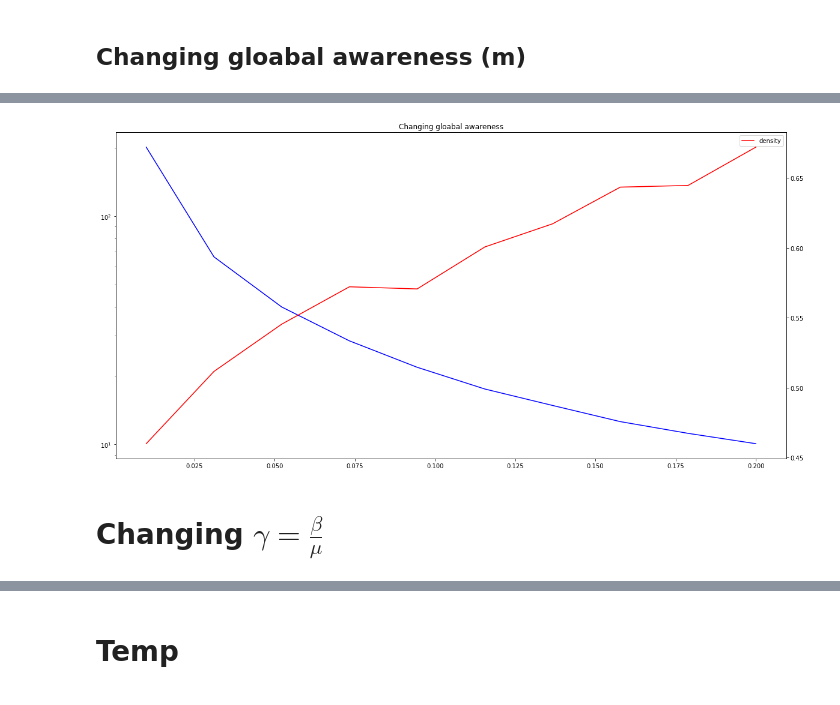
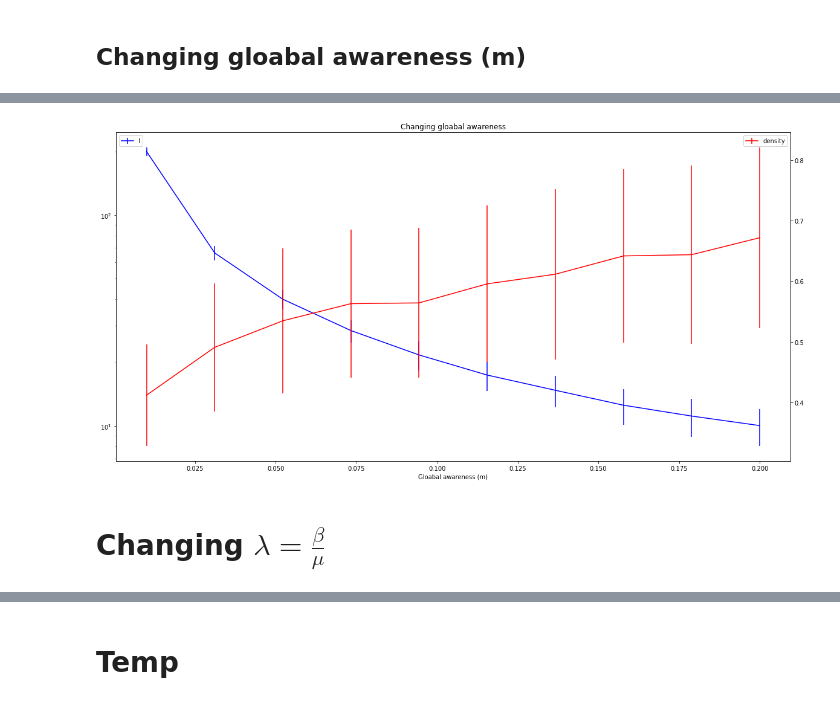
Before and after one commit to dczifra/epidemic_seeding, a Jupyter notebook: scripts/awareness/diameter.ipynb, the cells around one changed output, grey strips where cells are left out. Cells and saved outputs as stored; diff of their text form; code cells hidden in the pictures.

```diff
--- a/scripts/awareness/diameter.ipynb
+++ b/scripts/awareness/diameter.ipynb
@@ -27,7 +27,7 @@ args = dotdict({
     "awM": None,
     "awR": -1,
     "random_seed":0,
-    "CPU_cores":2,
+    "CPU_cores":15,
     "simnum":10,
 })
 # %%
@@ -155,8 +195,8 @@ plt.show()
 betas = np.linspace(0.35,0.8, 10)
 iters = 2
 
-Is = np.zeros(shape=(len(betas),iters))
-ds = np.zeros(shape=(len(betas),iters))
+Is = np.zeros(shape=(len(betas),iters, 2))
+ds = np.zeros(shape=(len(betas),iters, 2))
 
 for b_i,beta in enumerate(betas):
     for i in range(iters):
@@ -215,14 +254,16 @@ plt.show()
 ms = np.linspace(0.01,0.2, 10)
 iters = 2
 
-Is = np.zeros(shape=(len(ms),iters))
-ds = np.zeros(shape=(len(ms),iters))
+Is = np.zeros(shape=(len(ms),iters, 2))
+ds = np.zeros(shape=(len(ms),iters, 2))
 
 for m_i,m in enumerate(ms):
     for i in range(iters):
         print("\r {}".format(m), end='   ', flush=True)
         I,diam = run(args, 0.6, 0.3, 30, m, i)
 
-        Is[m_i,i] = np.mean(I[args["max_iteration"]//2:])
-        ds[m_i, i] = np.mean(diam[args["max_iteration"]//2:,2])
+        Is[m_i,i, 0] = np.mean(I[args["max_iteration"]//2:])
+        Is[m_i,i, 1] = np.std(I[args["max_iteration"]//2:])
+        ds[m_i, i, 0] = np.mean(diam[args["max_iteration"]//2:,2])
+        ds[m_i, i, 1] = np.std(diam[args["max_iteration"]//2:,2])
 # %% [output]
@@ -231,20 +272,25 @@ Wall time: 4min 13s
 # %%
 plt.figure(figsize=(20,10))
 
-plt.plot(ms, np.mean(Is, axis=1), label="I", c="b")
-plt.yscale("log")
-ax = plt.gca().twinx()
-ax.plot(ms, np.mean(ds, axis=1), label="density", c="r")
-plt.xlabel("Gloabal awareness (m)")
+ax0 = plt.gca()
+ax0.errorbar(ms, np.mean(Is, axis=1)[:,0], yerr=np.mean(Is, axis=1)[:,1], label="I", c="b")
+ax0.set_yscale("log")
 
-plt.legend()
+
+
+ax1 = ax0.twinx()
+ax1.errorbar(ms, np.mean(ds, axis=1)[:,0], yerr=np.mean(ds, axis=1)[:,1], label="density", c="r")
+
+ax0.legend(loc=2)
+ax1.legend(loc=0)
+
+ax0.set_xlabel("Gloabal awareness (m)")
 plt.title("Changing gloabal awareness")
-#plt.yscale("log")
 plt.show()
 # %% [output]
-[figure, old version]
+[figure, new version]
 # %% [markdown]
-# Changing $\gamma=\frac{\beta}{\mu}$
+# Changing $\lambda=\frac{\beta}{\mu}$
 # %%
 %%time
 
```
Also changed, not shown: parts of 11 cells of this notebook, 5 other files.
